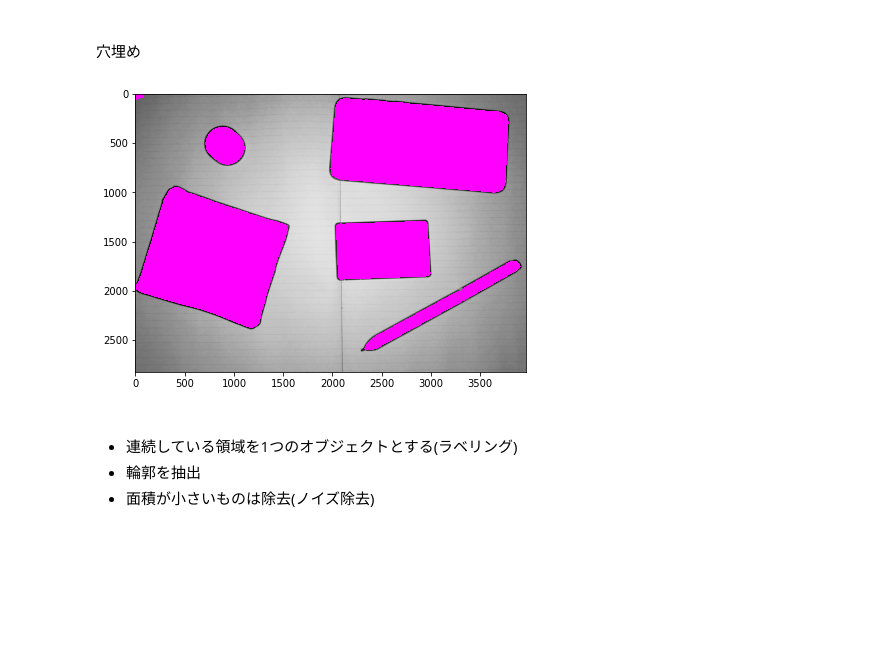
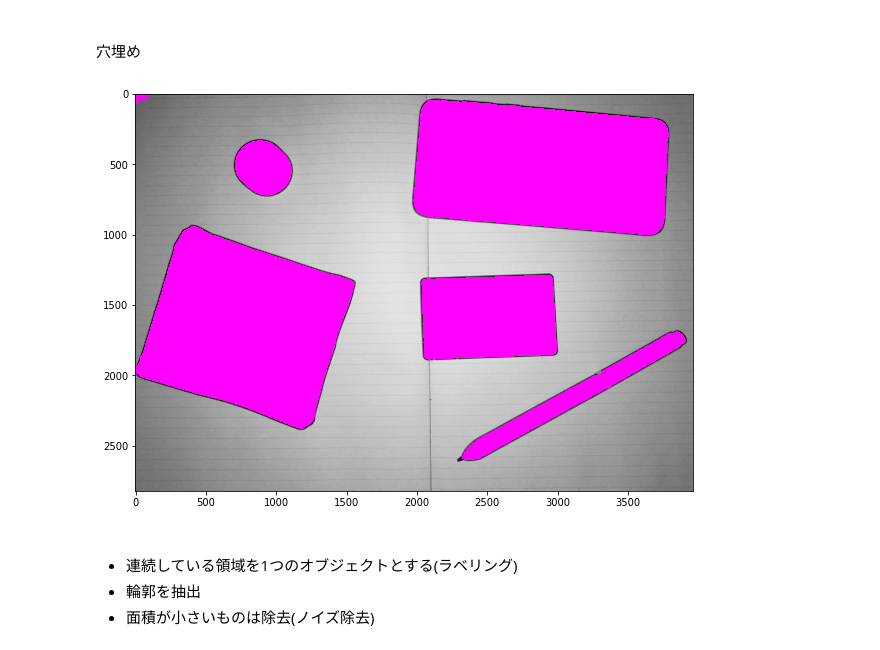
Before and after one commit to fkubota/bunseki_compe_LT_02, a Jupyter notebook: notebook/nb01_opencv.ipynb, the cells around one changed output. Cells and saved outputs as stored; diff of their text form; code cells hidden in the pictures; blank space fills up the shorter version.

```diff
--- a/notebook/nb01_opencv.ipynb
+++ b/notebook/nb01_opencv.ipynb
@@ -172,14 +171,14 @@ plt.show()
 # %%
 region_gray = ndimage.binary_fill_holes(region_gray).astype(np.uint8)
 
 img = img02_gray
-fig = plt.figure(figsize=(7, 7))
+fig = plt.figure(figsize=(10, 10))
 fig.patch.set_facecolor('white')
 plt.imshow(img, cmap="Greys_r")
 plt.imshow(region_gray, cmap="spring_r", alpha=region_gray)
 plt.show()
 # %% [output]
-[figure, old version]
+[figure, new version]
 # %% [markdown]
 <br>
 
```
Also changed, not shown: parts of 4 cells of this notebook.
